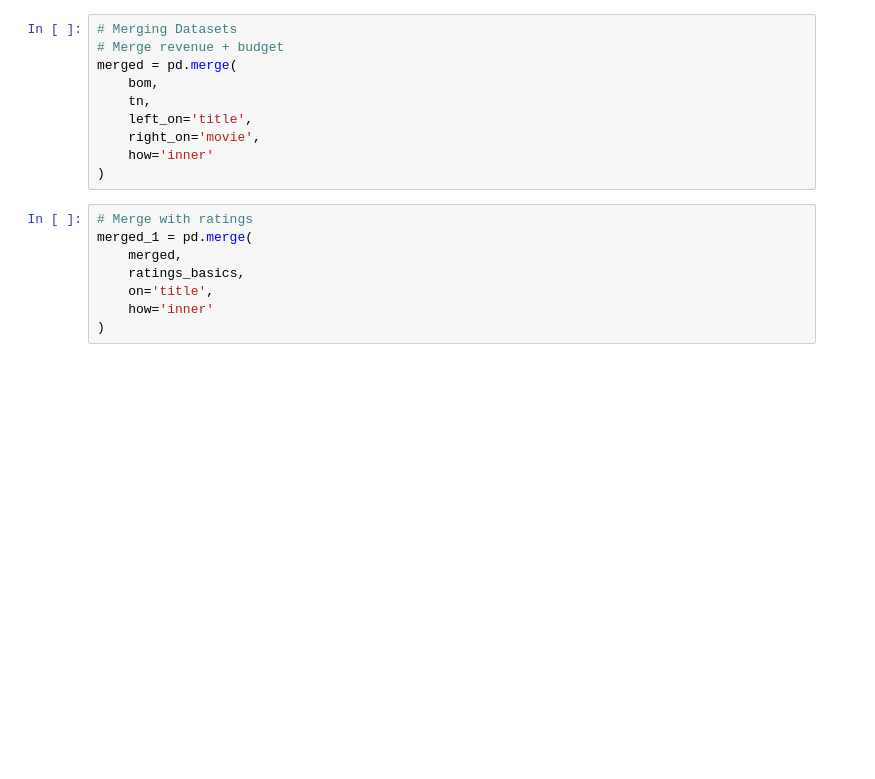
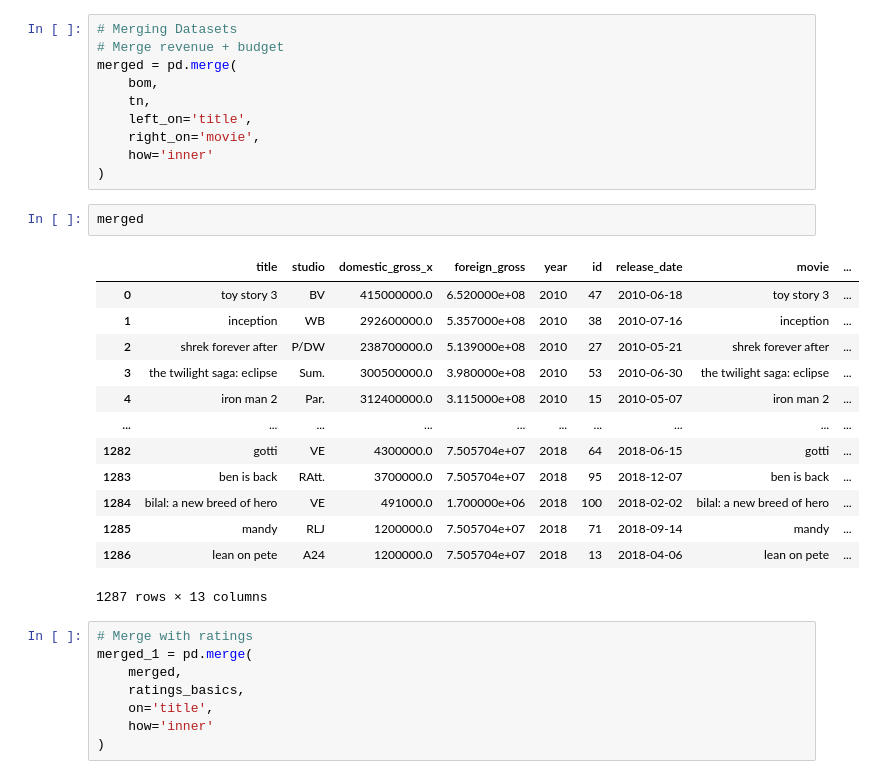
Before and after one commit to CharityNduati/movie-industry-strategic-analysis, a Jupyter notebook: project_phase_2.ipynb, the cells around one changed output. Cells and saved outputs as stored; diff of their text form; blank space fills up the shorter version.

```diff
--- a/project_phase_2.ipynb
+++ b/project_phase_2.ipynb
@@ -260,6 +260,22 @@ merged = pd.merge(
     right_on='movie',
     how='inner'
 )
+# %%
+merged
+# %% [output]
+|  | title | studio | domestic_gross_x | foreign_gross | year | id | release_date | movie | ... |
+| 0 | toy story 3 | BV | 415000000.0 | 6.520000e+08 | 2010 | 47 | 2010-06-18 | toy story 3 | ... |
+| 1 | inception | WB | 292600000.0 | 5.357000e+08 | 2010 | 38 | 2010-07-16 | inception | ... |
+| 2 | shrek forever after | P/DW | 238700000.0 | 5.139000e+08 | 2010 | 27 | 2010-05-21 | shrek forever after | ... |
+| 3 | the twilight saga: eclipse | Sum. | 300500000.0 | 3.980000e+08 | 2010 | 53 | 2010-06-30 | the twilight saga: eclipse | ... |
+| 4 | iron man 2 | Par. | 312400000.0 | 3.115000e+08 | 2010 | 15 | 2010-05-07 | iron man 2 | ... |
+| ... | ... | ... | ... | ... | ... | ... | ... | ... | ... |
+| 1282 | gotti | VE | 4300000.0 | 7.505704e+07 | 2018 | 64 | 2018-06-15 | gotti | ... |
+| 1283 | ben is back | RAtt. | 3700000.0 | 7.505704e+07 | 2018 | 95 | 2018-12-07 | ben is back | ... |
+| 1284 | bilal: a new breed of hero | VE | 491000.0 | 1.700000e+06 | 2018 | 100 | 2018-02-02 | bilal: a new breed of hero | ... |
+| 1285 | mandy | RLJ | 1200000.0 | 7.505704e+07 | 2018 | 71 | 2018-09-14 | mandy | ... |
+| 1286 | lean on pete | A24 | 1200000.0 | 7.505704e+07 | 2018 | 13 | 2018-04-06 | lean on pete | ... |
+1287 rows × 13 columns
 # %%
 # Merge with ratings
 merged_1 = pd.merge(
```
Also changed, not shown: parts of 10 cells of this notebook.
